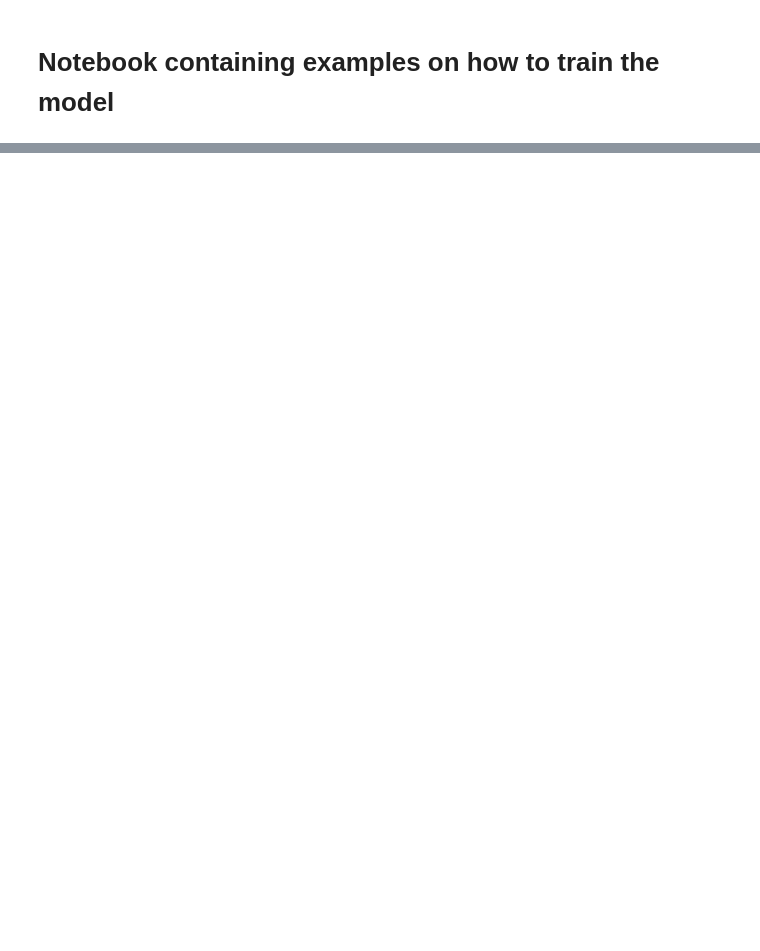
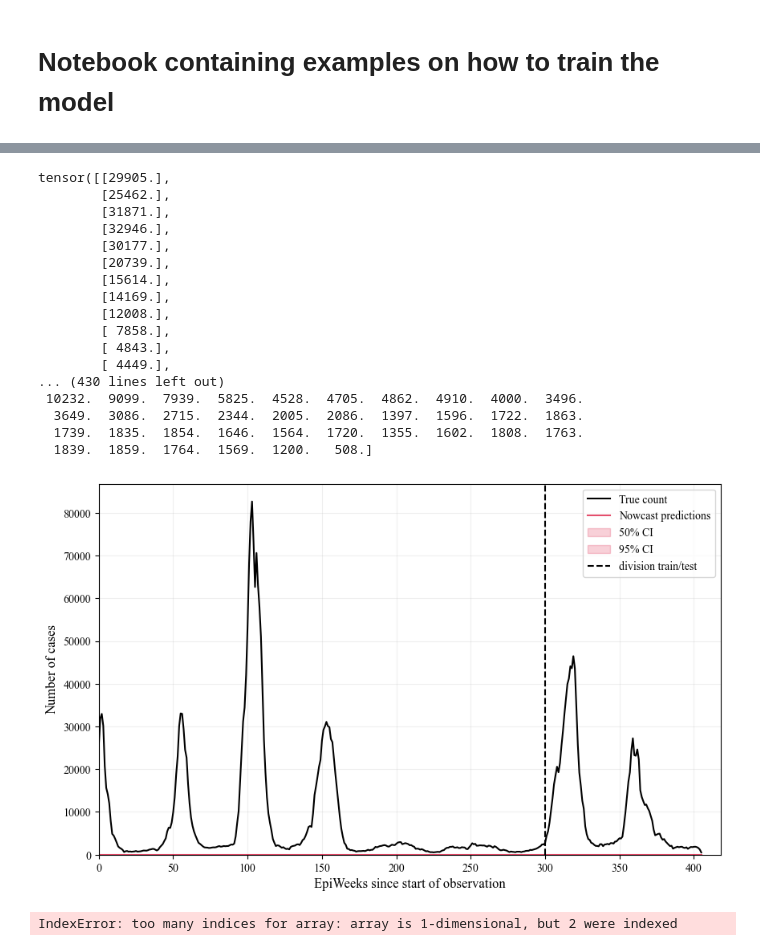
Before and after one commit to silaskoemen/ForecastPNN, a Jupyter notebook: exploration/train_model.ipynb, the cells around one changed output, grey strips where cells are left out. Saved outputs shown, nothing was run; the diff lists cells and outputs as text; code cells hidden in the pictures; blank space fills up the shorter version.

Commit message:
Implement model training and plotting

```diff
--- a/exploration/train_model.ipynb
+++ b/exploration/train_model.ipynb
@@ -27,0 +73,12 @@ plt.plot(range(len(df)),df['count'])
+# %%
+from forecastpnn.utils.train_utils import train, EarlyStopper
+from forecastpnn.models.forecastpnn import ForecastPNN
+set_seeds(RANDOM_SEED)
+
+regen_data() # reset samplers so each training run is reproducible
+early_stopper = EarlyStopper(patience=30, past_units=PAST_UNITS, weeks=WEEKS, future_obs=0)
+nowcast_pnn = ForecastPNN(past_units=PAST_UNITS)
+#nowcast_pnn = PNNSumDaily(past_units=PAST_UNITS, max_delay=MAX_DELAY)
+train(nowcast_pnn, num_epochs=500, train_loader=train_loader, val_loader=val_loader, early_stopper=early_stopper, loss_fct="nll", device = DEVICE)
+## Load best set of weights on test/validation set
+nowcast_pnn.load_state_dict(torch.load(f".weights/weights-{PAST_UNITS}-{'week' if WEEKS else 'day'}{'-rec' if not RANDOM_SPLIT else ''}{'-dow' if False else ''}"))
@@ -27,0 +104,32 @@ plt.plot(range(len(df)),df['count'])
+# %%
+from forecastpnn.utils.plotting import plot_entire_confints
+
+set_seeds(RANDOM_SEED) # biggest outbreak 600, 900
+plot_entire_confints(dl, nowcast_pnn, weeks = WEEKS, random_split = RANDOM_SPLIT, test_idcs=test_idcs, total = False, xlims=[0, 418])
+# %% [output]
+tensor([[29905.],
+        [25462.],
+        [31871.],
+        [32946.],
+        [30177.],
+        [20739.],
+        [15614.],
+        [14169.],
+        [12008.],
+        [ 7858.],
+        [ 4843.],
+        [ 4449.],
+... (430 lines left out)
+ 10232.  9099.  7939.  5825.  4528.  4705.  4862.  4910.  4000.  3496.
+  3649.  3086.  2715.  2344.  2005.  2086.  1397.  1596.  1722.  1863.
+  1739.  1835.  1854.  1646.  1564.  1720.  1355.  1602.  1808.  1763.
+  1839.  1859.  1764.  1569.  1200.   508.]
+[figure, added]
+# %%
+from forecastpnn.utils.metrics import pnn_PIs_indiv, evaluate_PIs
+set_seeds(RANDOM_SEED)
+## Write function to generate interval dict, and safe it if desired, then pass to standard evaluate_PI
+levels_pnn = pnn_PIs_indiv(nowcast_pnn, test_loader, random_split = RANDOM_SPLIT, save=False, future_obs=0) # can save if good scores and architecture to use for comparisons with others
+_ = evaluate_PIs(levels_pnn, test_loader, return_coverages=False, return_is_decomposed=False, total = False)
+# %% [output]
+IndexError: too many indices for array: array is 1-dimensional, but 2 were indexed
```
Also changed, not shown: parts of 5 cells of this notebook, 8 other files.
